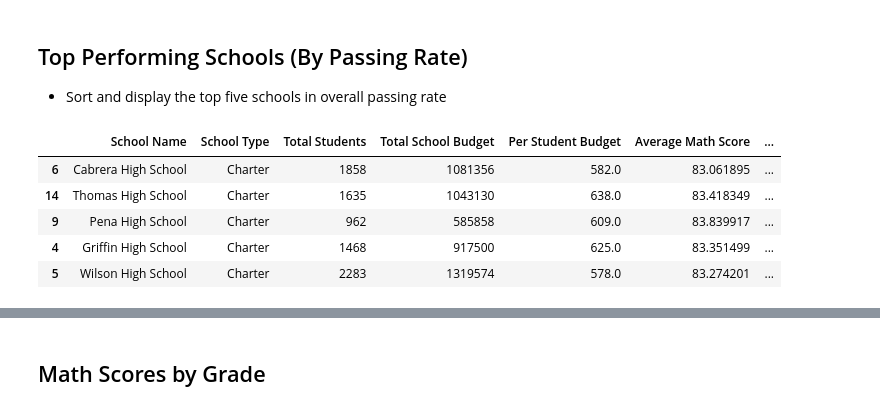
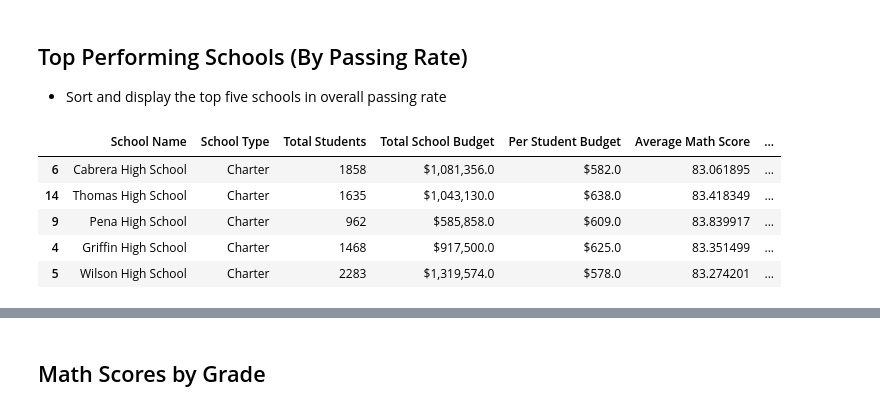
Before and after one commit to jamesa820/pandas-challenge, a Jupyter notebook: Homework/PyCitySchools/PyCity_School_Homwework.ipynb, the cells around one changed output, grey strips where cells are left out. Drawn from its saved outputs; the diff is of its cells as text; code cells hidden in the pictures.

```diff
--- a/Homework/PyCitySchools/PyCity_School_Homwework.ipynb
+++ b/Homework/PyCitySchools/PyCity_School_Homwework.ipynb
@@ -133,6 +136,8 @@ avg_score_per_school= student_data.groupby('school_name')[['math_score','reading
 # merge budget pers student and approprately name average score colums for math and reading
 add_avg_score_df=pd.merge(budget_per_student,avg_score_per_school, on ="school_name", how = "left")
 add_avg_score_df.rename(columns={'reading_score':'avg_read_score','math_score':'avg_math_score'},inplace=True)
+
+add_avg_score_df['budget']=add_avg_score_df['budget'].astype(float)
 # %%
 #determine students with passing reading and math scores per school
 st_pass=school_student
@@ -160,5 +163,10 @@ summary_df.rename(columns={'school_name':'School Name','type':'School Type','siz
                   'budget':'Total School Budget','budget/student':'Per Student Budget',\
                   'avg_math_score':'Average Math Score','avg_read_score':'Average Reading Score',\
                   'math_pass':'% Passing Math','reading_pass':'% Passing Reading','avg_pass':'% Overall Passing Rate'},inplace=True)
+# %%
+summary_df1=summary_df
+# %%
+summary_df1['Total School Budget']=summary_df1['Total School Budget'].map("${:,}".format)
+summary_df1['Per Student Budget']=summary_df1['Per Student Budget'].map("${:,}".format)
 # %% [markdown]
 # School Summary
@@ -189,2 +173,2 @@ NameError: name 'df' is not defined
 # %%
-top5=summary_df.sort_values (by='% Overall Passing Rate',ascending=False)
+top5=summary_df1.sort_values (by='% Overall Passing Rate',ascending=False)
@@ -200,11 +177,11 @@ top5=summary_df.sort_values (by='% Overall Passing Rate',ascending=False)
 
 * Sort and display the top five schools in overall passing rate
 # %%
-top5
+top5.head()
 # %% [output]
 |  | School Name | School Type | Total Students | Total School Budget | Per Student Budget | Average Math Score | ... |
-| 6 | Cabrera High School | Charter | 1858 | 1081356 | 582.0 | 83.061895 | ... |
-| 14 | Thomas High School | Charter | 1635 | 1043130 | 638.0 | 83.418349 | ... |
-| 9 | Pena High School | Charter | 962 | 585858 | 609.0 | 83.839917 | ... |
-| 4 | Griffin High School | Charter | 1468 | 917500 | 625.0 | 83.351499 | ... |
-| 5 | Wilson High School | Charter | 2283 | 1319574 | 578.0 | 83.274201 | ... |
+| 6 | Cabrera High School | Charter | 1858 | $1,081,356.0 | $582.0 | 83.061895 | ... |
+| 14 | Thomas High School | Charter | 1635 | $1,043,130.0 | $638.0 | 83.418349 | ... |
+| 9 | Pena High School | Charter | 962 | $585,858.0 | $609.0 | 83.839917 | ... |
+| 4 | Griffin High School | Charter | 1468 | $917,500.0 | $625.0 | 83.351499 | ... |
+| 5 | Wilson High School | Charter | 2283 | $1,319,574.0 | $578.0 | 83.274201 | ... |
```
Also changed, not shown: parts of 40 cells of this notebook.
